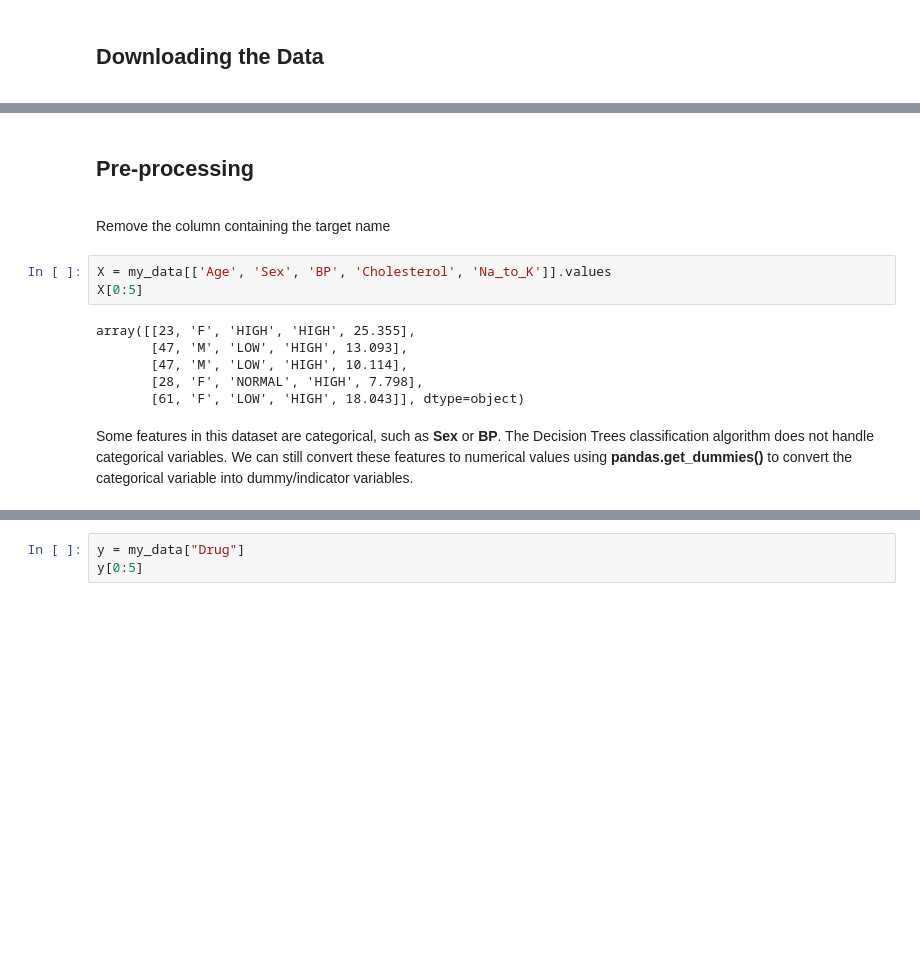
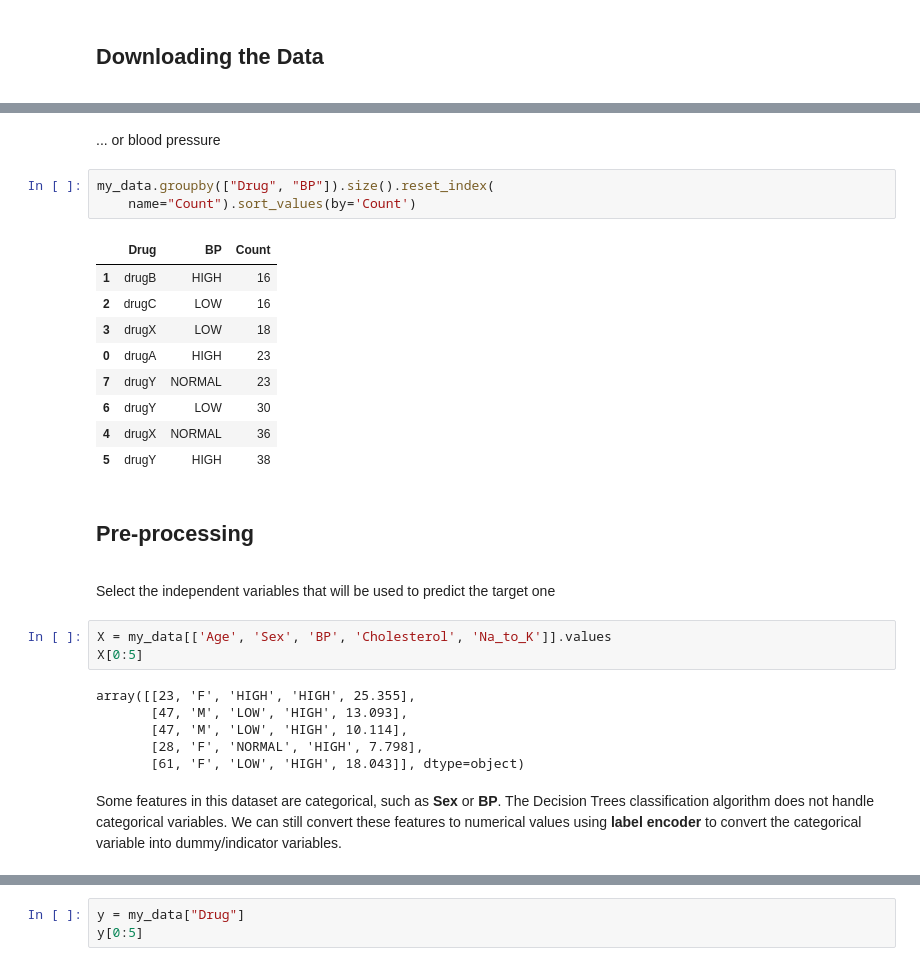
Before and after one commit to VladimirNechaev1988/Supervised_ML_IBM, a Jupyter notebook: Classification/DecisionTrees.ipynb, the cells around one changed output, grey strips where cells are left out. Drawn from its saved outputs; the diff is of its cells as text; blank space fills up the shorter version.

```diff
--- a/Classification/DecisionTrees.ipynb
+++ b/Classification/DecisionTrees.ipynb
@@ -38,9 +131,24 @@ my_data[0:5]
+# %% [markdown]
+... or blood pressure
+# %%
+my_data.groupby(["Drug", "BP"]).size().reset_index(
+    name="Count").sort_values(by='Count')
+# %% [output]
+|  | Drug | BP | Count |
+| 1 | drugB | HIGH | 16 |
+| 2 | drugC | LOW | 16 |
+| 3 | drugX | LOW | 18 |
+| 0 | drugA | HIGH | 23 |
+| 7 | drugY | NORMAL | 23 |
+| 6 | drugY | LOW | 30 |
+| 4 | drugX | NORMAL | 36 |
+| 5 | drugY | HIGH | 38 |
 # %% [markdown]
 <div href="pre-processing">
     <h2>Pre-processing</h2>
 </div>
-# %% [markdown]
-Remove the column containing the target name
+# %% [markdown]
+Select the independent variables that will be used to predict the target one
 # %%
 X = my_data[['Age', 'Sex', 'BP', 'Cholesterol', 'Na_to_K']].values
 X[0:5]
@@ -51,7 +159,7 @@ array([[23, 'F', 'HIGH', 'HIGH', 25.355],
        [28, 'F', 'NORMAL', 'HIGH', 7.798],
        [61, 'F', 'LOW', 'HIGH', 18.043]], dtype=object)
 # %% [markdown]
-Some features in this dataset are categorical, such as **Sex** or **BP**. The Decision Trees classification algorithm does not handle categorical variables. We can still convert these features to numerical values using **pandas.get_dummies()**
+Some features in this dataset are categorical, such as **Sex** or **BP**. The Decision Trees classification algorithm does not handle categorical variables. We can still convert these features to numerical values using **label encoder**
 to convert the categorical variable into dummy/indicator variables.
 # %%
 from sklearn import preprocessing
```
Also changed, not shown: parts of 31 cells of this notebook.
